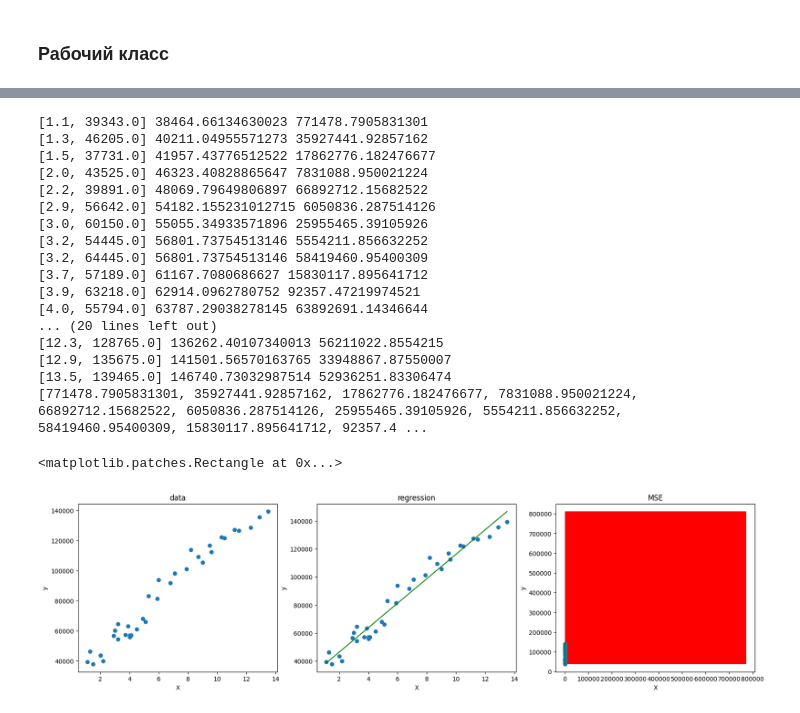
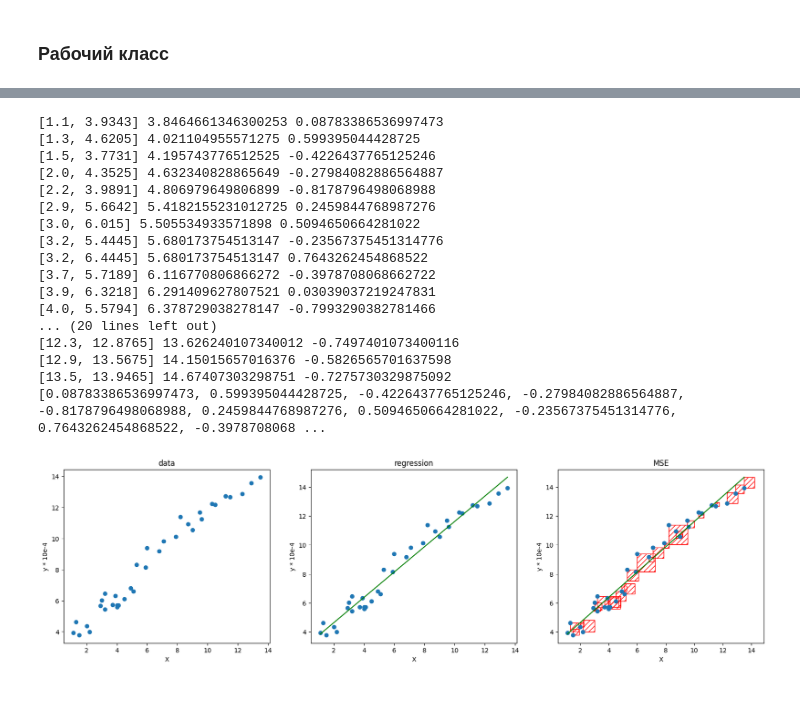
Before and after one commit to VladMaksimum/Laboratory_ML, a Jupyter notebook: lab_1.ipynb, the cells around one changed output, grey strips where cells are left out. Drawn from its saved outputs; the diff is of its cells as text; code cells hidden in the pictures.

```diff
--- a/lab_1.ipynb
+++ b/lab_1.ipynb
@@ -17,7 +17,7 @@ class DataFrame:
             line = file.readline()
             while line:
                 line_data = list(map(float, line.split(',')))
-                self.data.append([line_data[x_column], line_data[y_column]])
+                self.data.append([line_data[x_column], line_data[y_column] / 10**4])
 
                 line = file.readline()
 
@@ -127,11 +127,11 @@ Mean     6.308571428571429 83945.6
 # %%
-def MSE_per_point(data, w: list[float]):
+def sqr_per_point(data, w: list[float]):
     mse = []
     n = len(data)
 
     for i in range(n):
-        print(data[i], w[0] + w[1] *data[i][0], (data[i][1] - w[0] - w[1] *data[i][0])**2 )
-        mse.append((data[i][1] - w[0] - w[1] *data[i][0])**2)
+        print(data[i], w[0] + w[1] *data[i][0], (data[i][1] - w[0] - w[1] *data[i][0]))
+        mse.append(data[i][1] - w[0] - w[1] *data[i][0])
 
     return mse
 # %%
@@ -148,51 +148,53 @@ while x < xm:
     line.append((x, a + b*x))
     x += 0.01
 # %%
-mse = MSE_per_point(df.data, [a, b])
+mse = sqr_per_point(df.data, [a, b])
 print(mse)
 # %% [output]
-[1.1, 39343.0] 38464.66134630023 771478.7905831301
-[1.3, 46205.0] 40211.04955571273 35927441.92857162
-[1.5, 37731.0] 41957.43776512522 17862776.182476677
-[2.0, 43525.0] 46323.40828865647 7831088.950021224
-[2.2, 39891.0] 48069.79649806897 66892712.15682522
-[2.9, 56642.0] 54182.155231012715 6050836.287514126
-[3.0, 60150.0] 55055.34933571896 25955465.39105926
-[3.2, 54445.0] 56801.73754513146 5554211.856632252
-[3.2, 64445.0] 56801.73754513146 58419460.95400309
-[3.7, 57189.0] 61167.7080686627 15830117.895641712
-[3.9, 63218.0] 62914.0962780752 92357.47219974521
-[4.0, 55794.0] 63787.29038278145 63892691.14346644
+[1.1, 3.9343] 3.8464661346300253 0.08783386536997473
+[1.3, 4.6205] 4.021104955571275 0.599395044428725
+[1.5, 3.7731] 4.195743776512525 -0.4226437765125246
+[2.0, 4.3525] 4.632340828865649 -0.27984082886564887
+[2.2, 3.9891] 4.806979649806899 -0.8178796498068988
+[2.9, 5.6642] 5.4182155231012725 0.2459844768987276
+[3.0, 6.015] 5.505534933571898 0.5094650664281022
+[3.2, 5.4445] 5.680173754513147 -0.23567375451314776
+[3.2, 6.4445] 5.680173754513147 0.7643262454868522
+[3.7, 5.7189] 6.116770806866272 -0.3978708068662722
+[3.9, 6.3218] 6.291409627807521 0.03039037219247831
+[4.0, 5.5794] 6.378729038278147 -0.7993290382781466
 ... (20 lines left out)
-[12.3, 128765.0] 136262.40107340013 56211022.8554215
-[12.9, 135675.0] 141501.56570163765 33948867.87550007
-[13.5, 139465.0] 146740.73032987514 52936251.83306474
-[771478.7905831301, 35927441.92857162, 17862776.182476677, 7831088.950021224, 66892712.15682522, 6050836.287514126, 25955465.39105926, 5554211.856632252, 58419460.95400309, 15830117.895641712, 92357.4 ...
+[12.3, 12.8765] 13.626240107340012 -0.7497401073400116
+[12.9, 13.5675] 14.15015657016376 -0.5826565701637598
+[13.5, 13.9465] 14.67407303298751 -0.7275730329875092
+[0.08783386536997473, 0.599395044428725, -0.4226437765125246, -0.27984082886564887, -0.8178796498068988, 0.2459844768987276, 0.5094650664281022, -0.23567375451314776, 0.7643262454868522, -0.3978708068 ...
 # %%
 fig, axes = plt.subplots(1, 3, figsize=(20, 5))
 
 axes[0].set_title('data')
 axes[0].set_xlabel('X')
-axes[0].set_ylabel('y')
+axes[0].set_ylabel('y * 10e-4')
 
 axes[1].set_title('regression')
 axes[1].set_xlabel('X')
-axes[1].set_ylabel('y')
+axes[1].set_ylabel('y * 10e-4')
 
 axes[2].set_title('MSE')
 axes[2].set_xlabel('X')
-axes[2].set_ylabel('y')
+axes[2].set_ylabel('y * 10e-4')
 
 axes[0].plot([x[0] for x in df.data], [y[1] for y in df.data], 'o')
 
 axes[1].plot([x[0] for x in df.data], [y[1] for y in df.data], 'o')
 axes[1].plot([l[0] for l in line], [l[1] for l in line], color='g')
 
 axes[2].plot([x[0] for x in df.data], [y[1] for y in df.data], 'o')
 axes[2].plot([l[0] for l in line], [l[1] for l in line], color='g')
 
 for i ,m in enumerate(mse):
-    axes[2].add_patch(plt.Rectangle(df.data[i], m, m, color='r'))
+    if m <= 0:
+        axes[2].add_patch(plt.Rectangle(df.data[i], -m, -m, edgecolor='r', facecolor='none', hatch='///'))
+    else:
+        axes[2].add_patch(plt.Rectangle((df.data[i][0], df.data[i][1] - m), m, m, edgecolor='r', facecolor='none', hatch='///'))
 # %% [output]
-<matplotlib.patches.Rectangle at 0x...>
-[figure, old version]
+[figure, new version]
```
Also changed, not shown: parts of 2 cells of this notebook.
